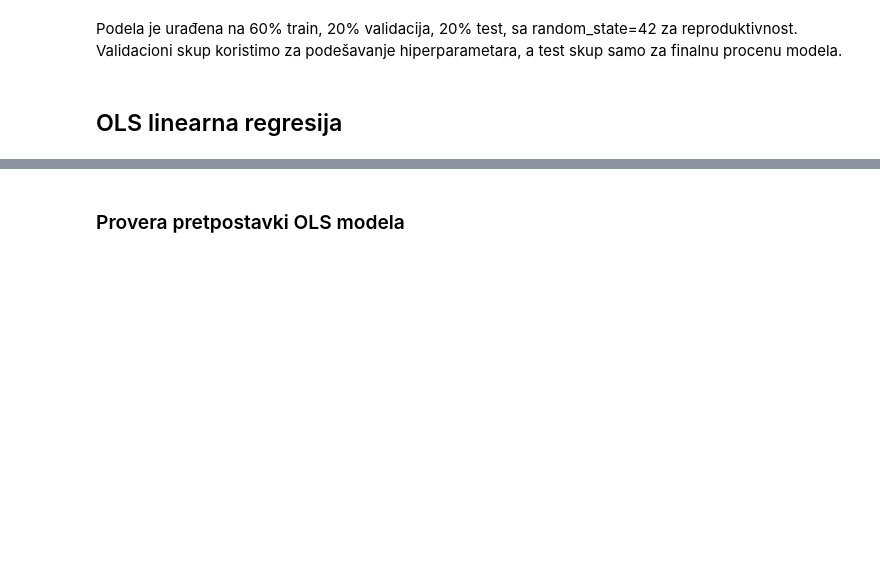
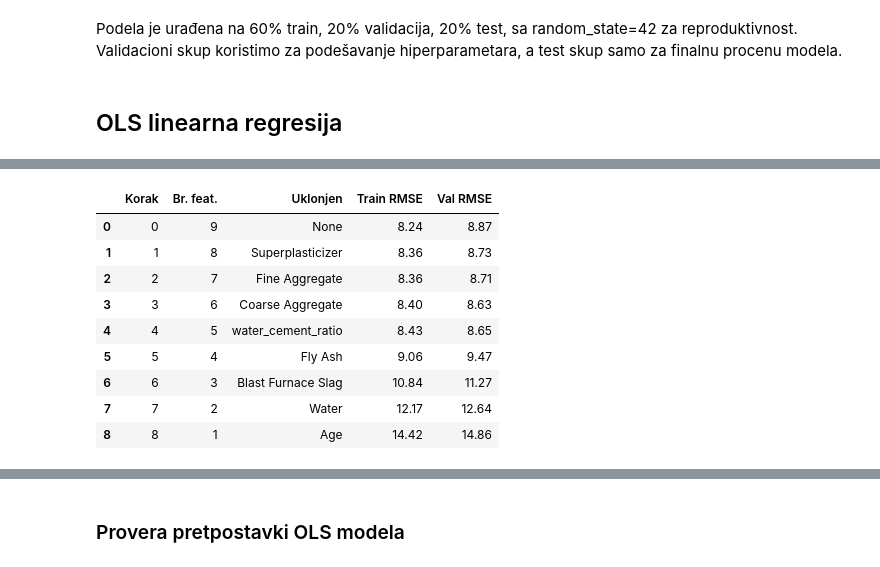
Before and after one commit to rev333nge/concrete-strength-prediction, a Jupyter notebook: notebook.ipynb, the cells around one changed output, grey strips where cells are left out. Cells and saved outputs as stored; diff of their text form; code cells hidden in the pictures; blank space fills up the shorter version.

```diff
--- a/notebook.ipynb
+++ b/notebook.ipynb
@@ -204,0 +204,17 @@ Na dijagnostičkom plotu vidimo sistematično odstupanje od dijagonale - model p
+# %%
+ablation_results = ols_ablation(x_train, x_val, y_train, y_val)
+
+df_abl = pd.DataFrame(ablation_results)[["step", "n_features", "removed", "train_rmse", "val_rmse"]]
+df_abl.columns = ["Korak", "Br. feat.", "Uklonjen", "Train RMSE", "Val RMSE"]
+df_abl
+# %% [output]
+|  | Korak | Br. feat. | Uklonjen | Train RMSE | Val RMSE |
+| 0 | 0 | 9 | None | 8.24 | 8.87 |
+| 1 | 1 | 8 | Superplasticizer | 8.36 | 8.73 |
+| 2 | 2 | 7 | Fine Aggregate | 8.36 | 8.71 |
+| 3 | 3 | 6 | Coarse Aggregate | 8.40 | 8.63 |
+| 4 | 4 | 5 | water_cement_ratio | 8.43 | 8.65 |
+| 5 | 5 | 4 | Fly Ash | 9.06 | 9.47 |
+| 6 | 6 | 3 | Blast Furnace Slag | 10.84 | 11.27 |
+| 7 | 7 | 2 | Water | 12.17 | 12.64 |
+| 8 | 8 | 1 | Age | 14.42 | 14.86 |
```
Also changed, not shown: parts of 27 cells of this notebook, 8 other files.
